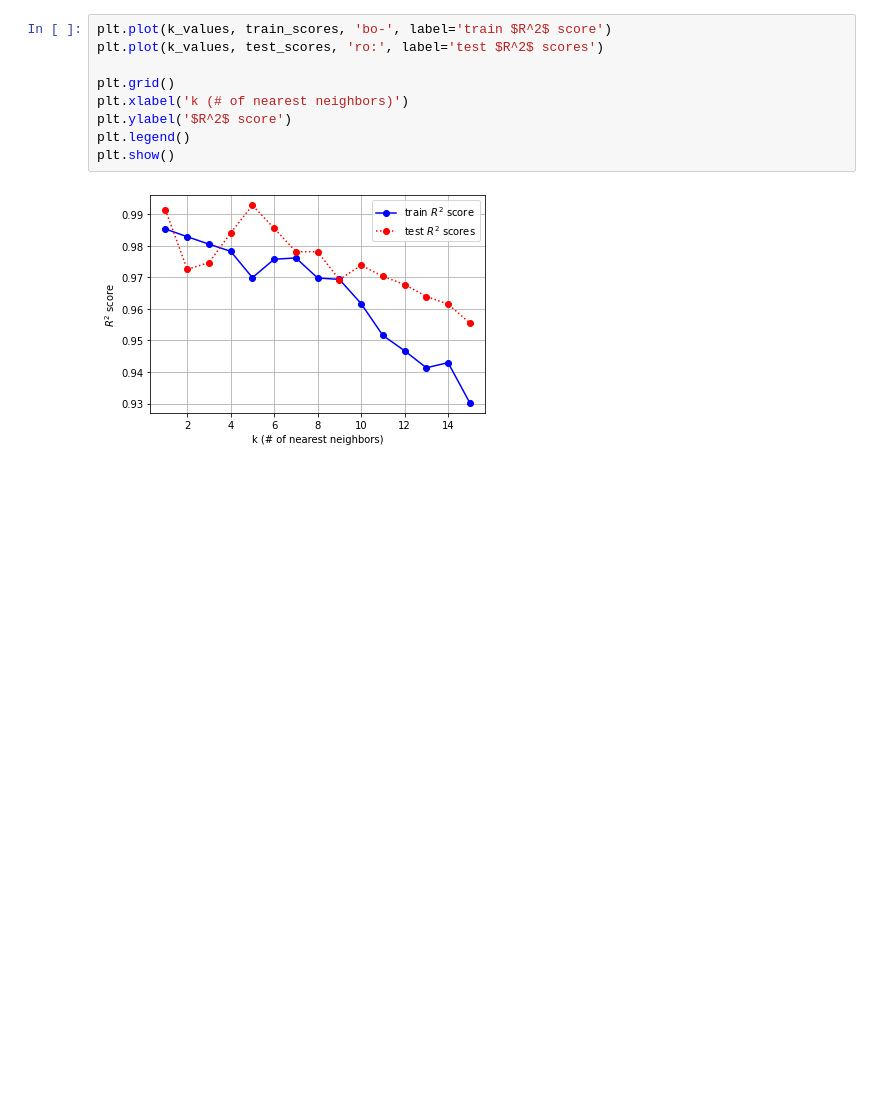
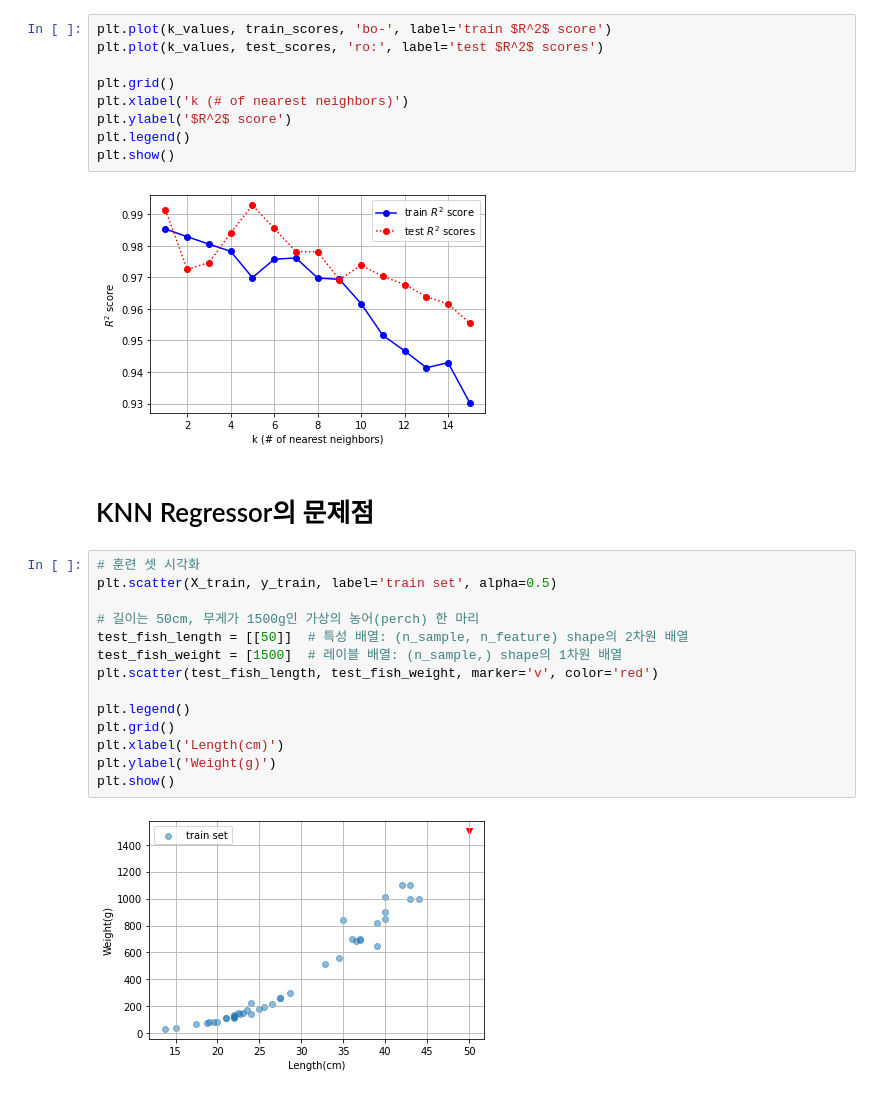
Before and after one commit to JakeOh/202110_itw_lab_python, a Jupyter notebook: ml05_regression.ipynb, the cells around one changed output. Drawn from its saved outputs; the diff is of its cells as text; blank space fills up the shorter version.

```diff
--- a/ml05_regression.ipynb
+++ b/ml05_regression.ipynb
@@ -276,3 +276,21 @@ plt.legend()
 plt.show()
 # %% [output]
 [figure]
+# %% [markdown]
+# KNN Regressor의 문제점
+# %%
+# 훈련 셋 시각화
+plt.scatter(X_train, y_train, label='train set', alpha=0.5)
+
+# 길이는 50cm, 무게가 1500g인 가상의 농어(perch) 한 마리
+test_fish_length = [[50]]  # 특성 배열: (n_sample, n_feature) shape의 2차원 배열
+test_fish_weight = [1500]  # 레이블 배열: (n_sample,) shape의 1차원 배열
+plt.scatter(test_fish_length, test_fish_weight, marker='v', color='red')
+
+plt.legend()
+plt.grid()
+plt.xlabel('Length(cm)')
+plt.ylabel('Weight(g)')
+plt.show()
+# %% [output]
+[figure, added]
```
Also changed, not shown: parts of 2 cells of this notebook.
